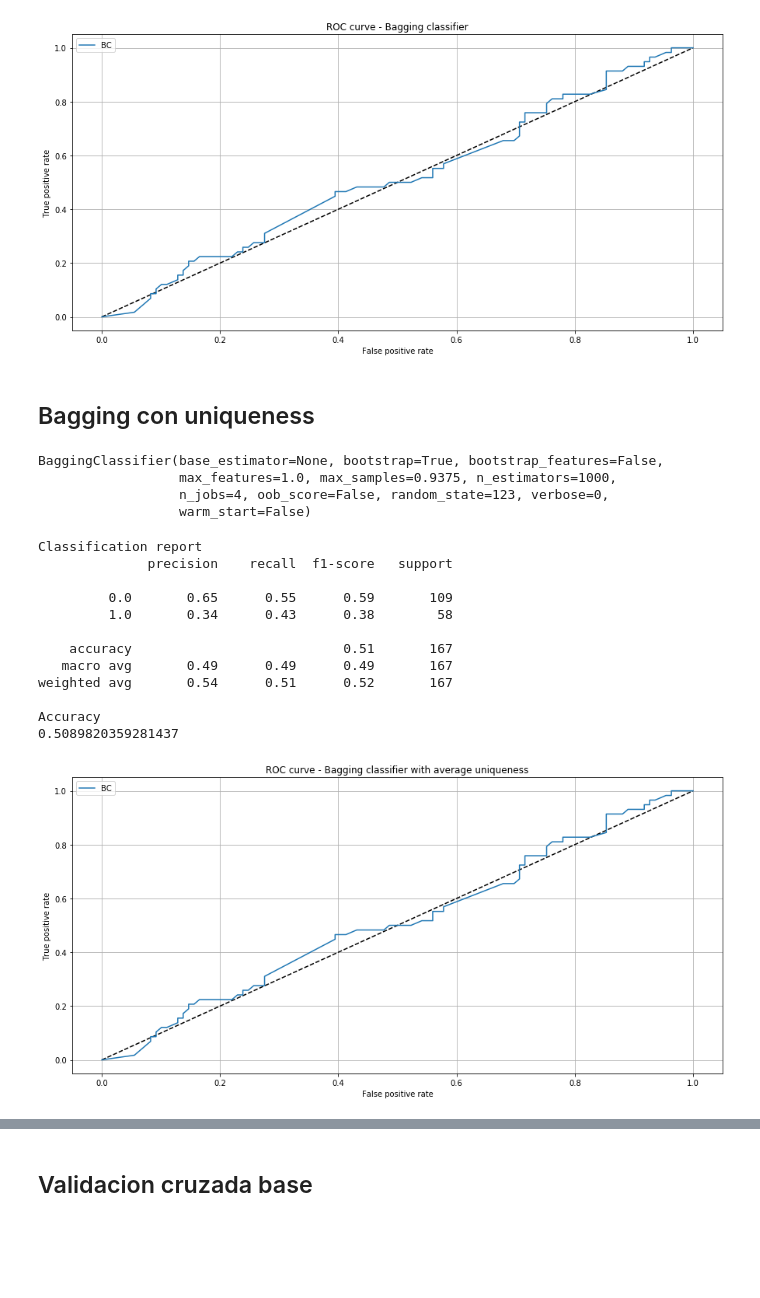
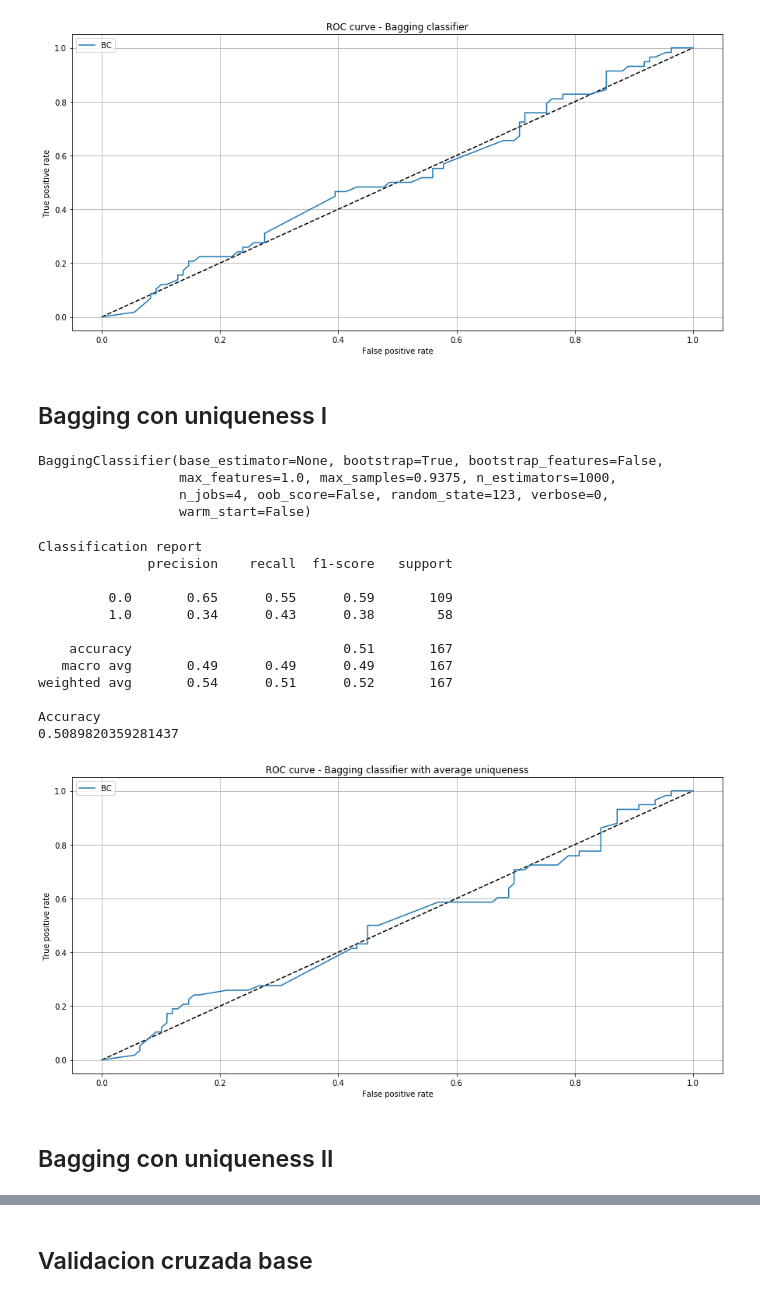
Before and after one commit to agalbachicar/financial_analytics, a Jupyter notebook: notebooks/models_cv_bet_sizing.ipynb, the cells around one changed output, grey strips where cells are left out. Cells and saved outputs as stored; diff of their text form; code cells hidden in the pictures; blank space fills up the shorter version.

Commit message:
Agrego uniqueness a los modelos (#12)

```diff
--- a/notebooks/models_cv_bet_sizing.ipynb
+++ b/notebooks/models_cv_bet_sizing.ipynb
@@ -1281,7 +1284,7 @@ n_jobs = 4            # Numero de threads que van a abrirse para entrenar mas ra
 # Para mas argumentos, revisar https://scikit-learn.org/stable/modules/generated/sklearn.ensemble.RandomForestClassifier.html
 rf = RandomForestClassifier(max_depth=max_depth, n_estimators=n_estimator,
                             criterion=criterion, n_jobs=n_jobs, random_state=123)
-rf.fit(X_train, y_train)
+rf.fit(X_train[:,0:2], y_train)
 # %% [output]
 RandomForestClassifier(bootstrap=True, ccp_alpha=0.0, class_weight=None,
                        criterion='entropy', max_depth=2, max_features='auto',
@@ -1329,0 +1335,12 @@ Accuracy
+# %%
+# Hiperpametros
+n_estimator = 1000     # Numero de arboles.
+criterion = 'entropy' # Es un clasificador, necesitamos definir la metrica del modelo
+                      # que va a optimizar. Podria ser gini tambien.
+max_depth = 2         # Numero de niveles que va a tener cada arbol. Al elegir un split binario
+                      # permitimos que el entrenamiento sea mas lento.
+n_jobs = 4            # Numero de threads que van a abrirse para entrenar mas rapido.
+# Para mas argumentos, revisar https://scikit-learn.org/stable/modules/generated/sklearn.ensemble.RandomForestClassifier.html
+rf2 = RandomForestClassifier(max_depth=max_depth, n_estimators=n_estimator,
+                             criterion=criterion, n_jobs=n_jobs, random_state=123)
+rf2.fit(X_train[:,0:2], y_train, sample_weight=X_train[:,2])
@@ -1340,7 +1402,7 @@ n_jobs = 4            # Numero de threads que van a abrirse para entrenar mas ra
 # https://scikit-learn.org/stable/modules/generated/sklearn.ensemble.BaggingClassifier.html
 bc = BaggingClassifier(max_samples=max_samples, n_estimators=n_estimator,
                        n_jobs=n_jobs, random_state=123)
-bc.fit(X_train, y_train)
+bc.fit(X_train[:,0:2], y_train)
 # %% [output]
 BaggingClassifier(base_estimator=None, bootstrap=True, bootstrap_features=False,
                   max_features=1.0, max_samples=0.5, n_estimators=1000,
@@ -1383,7 +1445,7 @@ Accuracy
 0.5808383233532934
 [figure]
 # %% [markdown]
-## Bagging con uniqueness
+## Bagging con uniqueness I
 # %%
 # Usamos bagging ahora
 # Hiperpametros
@@ -1395,7 +1457,7 @@ n_jobs = 4            # Numero de threads que van a abrirse para entrenar mas ra
 # https://scikit-learn.org/stable/modules/generated/sklearn.ensemble.BaggingClassifier.html
 bc2 = BaggingClassifier(max_samples=max_samples, n_estimators=n_estimator,
                        n_jobs=n_jobs, random_state=123)
-bc2.fit(X_train, y_train)
+bc2.fit(X_train[:,0:2], y_train)
 # %% [output]
 BaggingClassifier(base_estimator=None, bootstrap=True, bootstrap_features=False,
                   max_features=1.0, max_samples=0.9375, n_estimators=1000,
@@ -1403,37 +1465,39 @@ BaggingClassifier(base_estimator=None, bootstrap=True, bootstrap_features=False,
                   warm_start=False)
 # %%
 # Predecimos con el test set y contrastamos.
-y_pred_bc2_prob = bc2.predict_proba(X_test)[:, 1]
-y_pred_bc2 = bc2.predict(X_test)
+y_pred_bc2_prob = bc2.predict_proba(X_test[:,0:2])[:, 1]
+y_pred_bc2 = bc2.predict(X_test[:,0:2])
 
 # Realizamos un reporte de la clasificacion y realizamos una ROC.
 fpr_bc2, tpr_bc2, _ = roc_curve(y_test, y_pred_bc2_prob)
 print("Classification report")
 print(classification_report(y_test, y_pred_bc2))
 
 print("Accuracy")
 print(accuracy_score(y_test, y_pred_bc2))
 
 fig, ax = plt.subplots(nrows=1, ncols=1, figsize=(15,7))
 plt.plot([0, 1], [0, 1], 'k--')
-plt.plot(fpr_bc, tpr_bc, label='BC')
+plt.plot(fpr_bc2, tpr_bc2, label='BC')
 plt.xlabel('False positive rate')
 plt.ylabel('True positive rate')
 plt.title('ROC curve - Bagging classifier with average uniqueness')
 plt.legend(loc='best')
 plt.grid()
 plt.show()
 # %% [output]
 Classification report
               precision    recall  f1-score   support
 
          0.0       0.65      0.55      0.59       109
          1.0       0.34      0.43      0.38        58
 
     accuracy                           0.51       167
    macro avg       0.49      0.49      0.49       167
 weighted avg       0.54      0.51      0.52       167
 
 Accuracy
 0.5089820359281437
-[figure, old version]
+[figure, new version]
+# %% [markdown]
+## Bagging con uniqueness II
```
Also changed, not shown: parts of 13 cells of this notebook.
